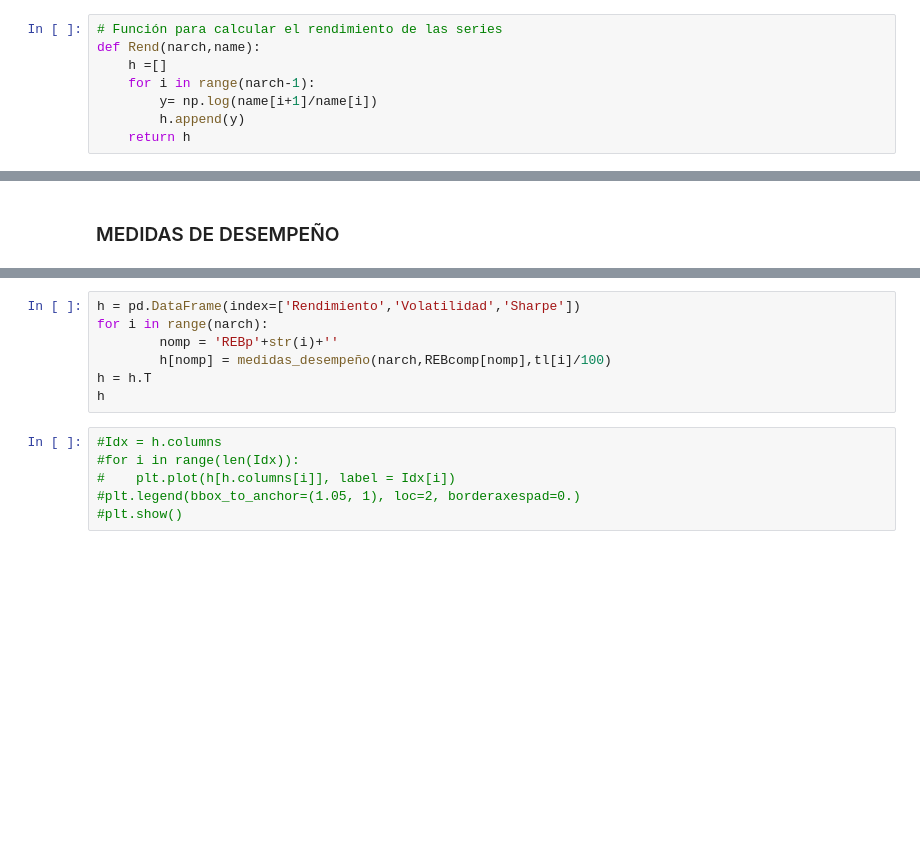
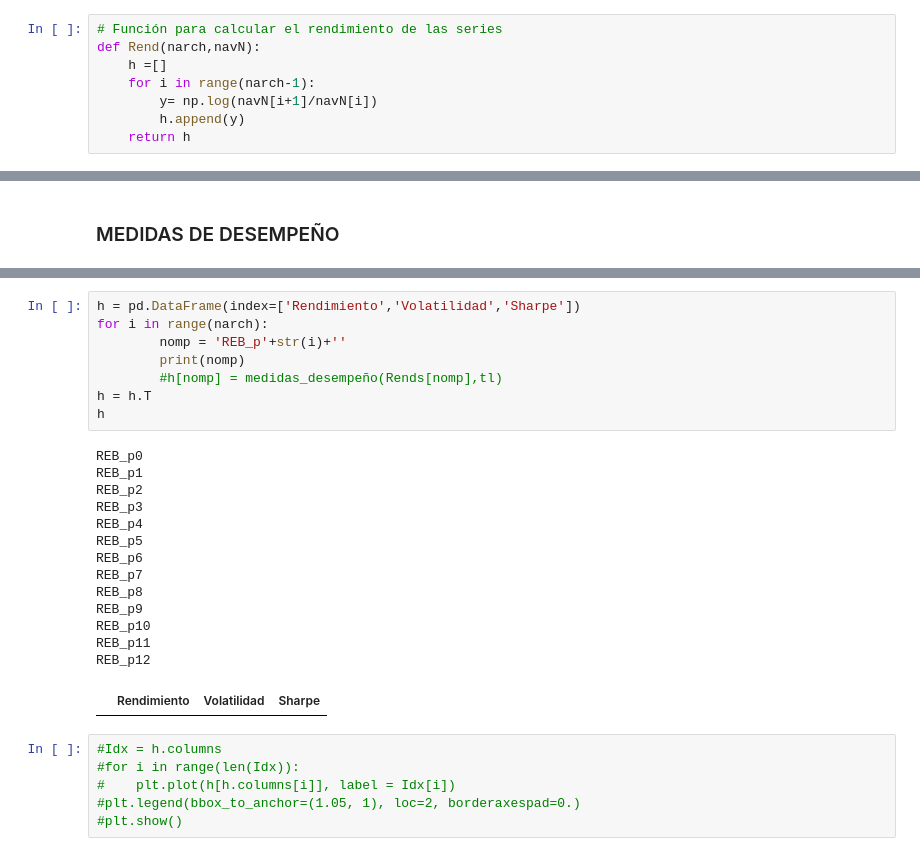
Before and after one commit to Marisolcantarero95/TRADING, a Jupyter notebook: Lab1_EqA/A_myst_Laboratorio1.ipynb, the cells around one changed output, grey strips where cells are left out. Saved outputs shown, nothing was run; the diff lists cells and outputs as text; blank space fills up the shorter version.

```diff
--- a/Lab1_EqA/A_myst_Laboratorio1.ipynb
+++ b/Lab1_EqA/A_myst_Laboratorio1.ipynb
@@ -99,10 +99,10 @@ def str_to_float(var):
     return (st)
 # %%
 # Función para calcular el rendimiento de las series
-def Rend(narch,name):
+def Rend(narch,navN):
     h =[]
     for i in range(narch-1):
-        y= np.log(name[i+1]/name[i])
+        y= np.log(navN[i+1]/navN[i])
         h.append(y)
     return h
 # %%
@@ -539,10 +644,26 @@ def medidas_desempeño(narch,name,tl):
 # %%
 h = pd.DataFrame(index=['Rendimiento','Volatilidad','Sharpe'])
 for i in range(narch):
-        nomp = 'REBp'+str(i)+''
-        h[nomp] = medidas_desempeño(narch,REBcomp[nomp],tl[i]/100)
+        nomp = 'REB_p'+str(i)+''
+        print(nomp)
+        #h[nomp] = medidas_desempeño(Rends[nomp],tl)
 h = h.T
 h
+# %% [output]
+REB_p0
+REB_p1
+REB_p2
+REB_p3
+REB_p4
+REB_p5
+REB_p6
+REB_p7
+REB_p8
+REB_p9
+REB_p10
+REB_p11
+REB_p12
+|  | Rendimiento | Volatilidad | Sharpe |
 # %%
 #Idx = h.columns
 #for i in range(len(Idx)):
```
Also changed, not shown: parts of 21 cells of this notebook.
